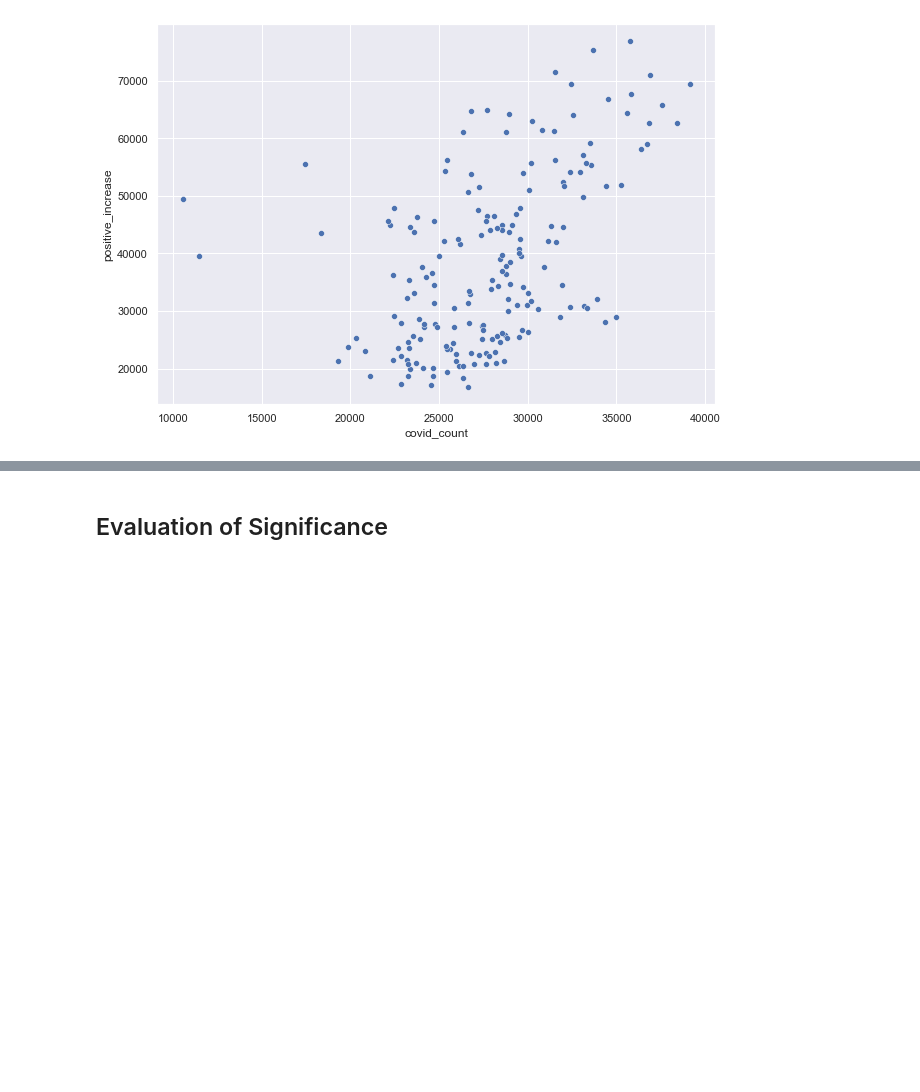
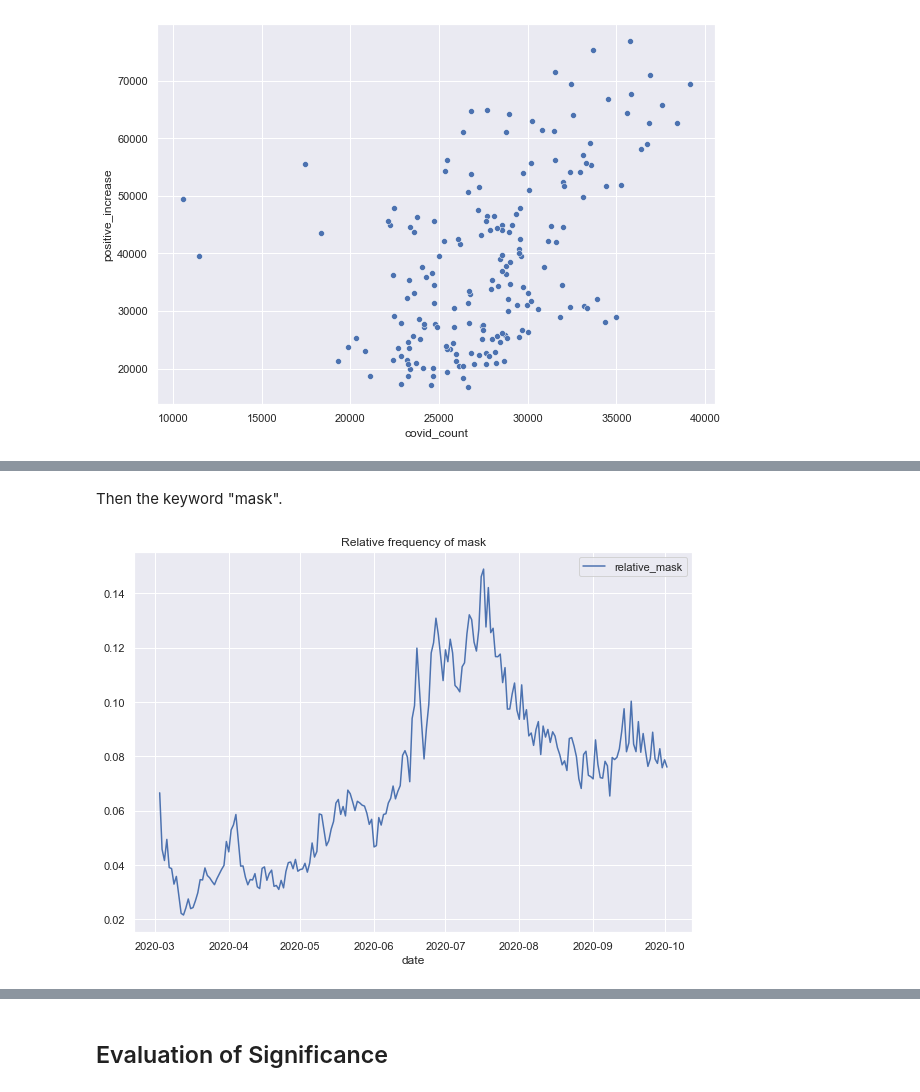
Before and after one commit to kaiyue95/INFO-2950-Final-Project, a Jupyter notebook: phase_4.ipynb, the cells around one changed output, grey strips where cells are left out. Drawn from its saved outputs; the diff is of its cells as text; code cells hidden in the pictures; blank space fills up the shorter version.

```diff
--- a/phase_4.ipynb
+++ b/phase_4.ipynb
@@ -256,0 +281,10 @@ sns.scatterplot(x=new_covid_df['covid_count'], y=new_covid_df['positive_increase
+# %% [markdown]
+Then the keyword "mask".
+# %%
+covid_df['relative_mask'] = covid_df['covid_mask_count'] / covid_df['covid_count']
+
+_, ax8 = plt.subplots(figsize=(10, 7))
+mask_lineplot = sns.lineplot(data=covid_df[["relative_mask"]], ax=ax8)
+mask_title = mask_lineplot.set_title('Relative frequency of mask')
+# %% [output]
+[figure, added]
```
Also changed, not shown: parts of 32 cells of this notebook.
